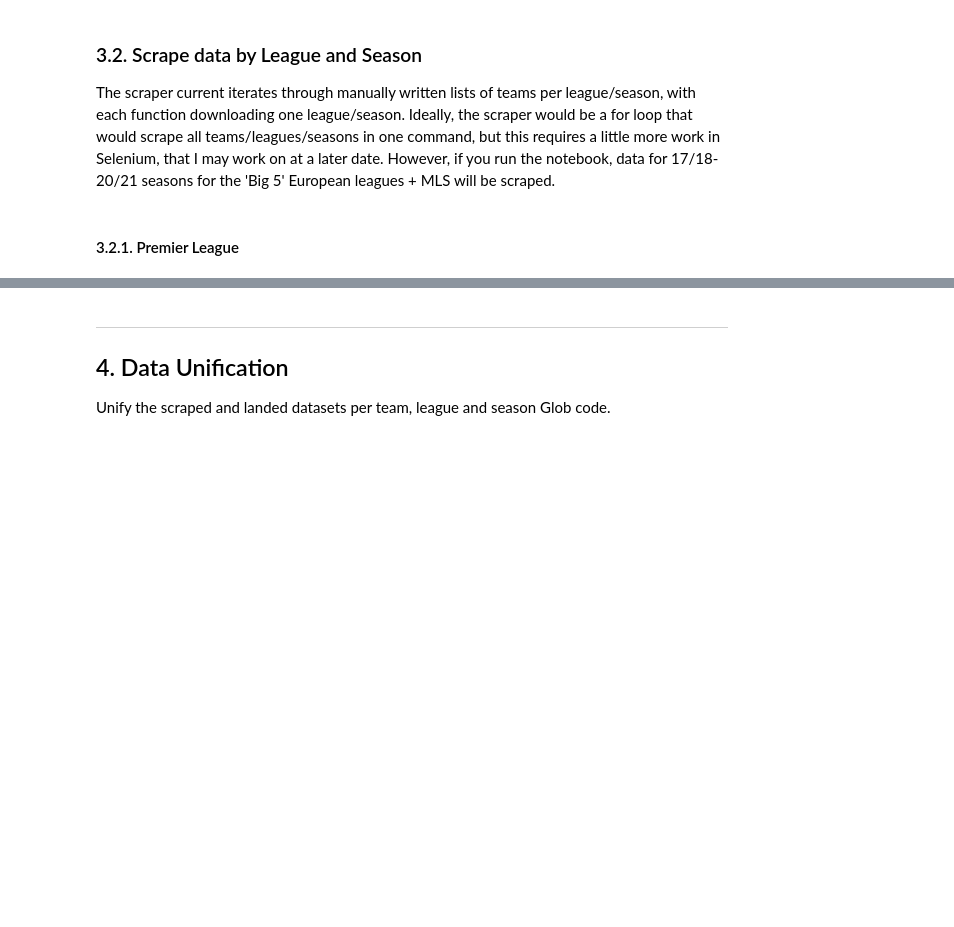
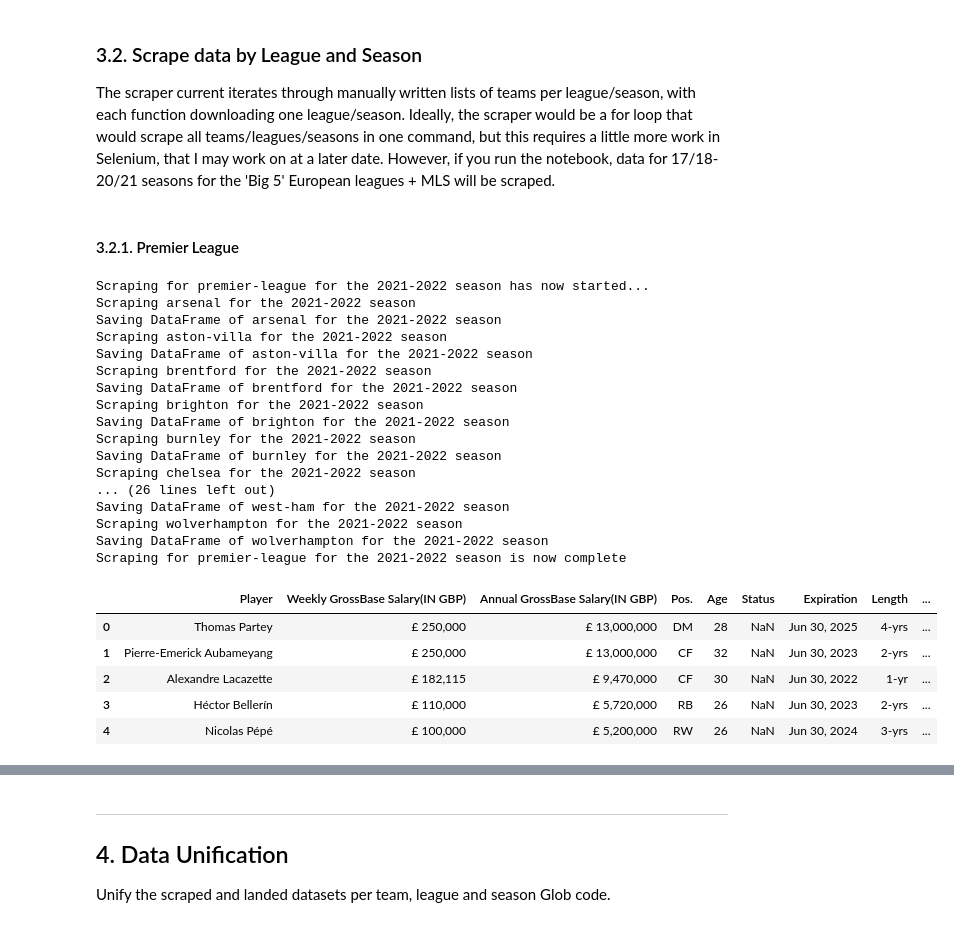
Before and after one commit to eddwebster/football_analytics, a Jupyter notebook: notebooks/1_data_scraping/Capology Player Salary Web Scraping.ipynb, the cells around one changed output, grey strips where cells are left out. Drawn from its saved outputs; the diff is of its cells as text; code cells hidden in the pictures; blank space fills up the shorter version.

```diff
--- a/notebooks/1_data_scraping/Capology Player Salary Web Scraping.ipynb
+++ b/notebooks/1_data_scraping/Capology Player Salary Web Scraping.ipynb
@@ -209,6 +209,12 @@ lst_teams_pl_2021 = ['arsenal', 'aston-villa', 'brighton', 'burnley', 'chelsea',
              'liverpool', 'manchester-city', 'manchester-united', 'newcastle',
              'sheffield-united', 'southampton', 'tottenham', 'west-bromwich',
              'west-ham', 'wolverhampton']
+
+## 2021-2022 PL
+lst_teams_pl_2122 = ['arsenal', 'aston-villa', 'brentford', 'brighton', 'burnley', 'chelsea',
+             'crystal-palace', 'everton', 'leeds', 'leicester',
+             'liverpool', 'manchester-city', 'manchester-united', 'newcastle', 'norwich',
+             'southampton', 'tottenham', 'watford', 'west-ham', 'wolverhampton']
 # %%
 # Serie A
 
@@ -522,7 +701,7 @@ def scrape_capology_season_current(lst_teams, season, comp):
 
     ##
     for team in lst_teams:
-        if not os.path.exists(os.path.join(f'./data/{comp}/{season}/{team}_{comp}_{season}_last_updated_{todays_date}.csv')):
+        if not os.path.exists(os.path.join(data_dir_capology + f'/raw/{comp}/{season}/{team}_{comp}_{season}_last_updated_{todays_date}.csv')):
             url = f'https://www.capology.com/club/{team}/salaries/{season}/'
             print(f'Scraping {team} for the {season} season')
             wd = webdriver.Chrome('chromedriver', options=options)
@@ -551,12 +730,12 @@ def scrape_capology_season_current(lst_teams, season, comp):
             print(f'Saving DataFrame of {team} for the {season} season')
 
             ### Save to CSV
-            df.to_csv(f'./data/{comp}/{season}/{team}_{comp}_{season}_last_updated_{todays_date}.csv')
+            df.to_csv(data_dir_capology + f'/raw/{comp}/{season}/{team}_{comp}_{season}_last_updated_{todays_date}.csv')
 
             ### Append to joint DataFrame
             dfs_players.append(df)
         else:
-            df = pd.read_csv(data_dir_capology + f'/raw/{season}/{team}_{comp}_{season}_last_updated_{todays_date}.csv', index_col=None, header=0)
+            df = pd.read_csv(data_dir_capology + f'/raw/{comp}/{season}/{team}_{comp}_{season}_last_updated_{todays_date}.csv', index_col=None, header=0)
             print(f'{team} already scraped and saved for the {season} season')
 
             ### Append to joint DataFrame
@@ -571,7 +750,7 @@ def scrape_capology_season_current(lst_teams, season, comp):
     df_players_all = df_players_all.drop(df.columns[1], axis=1)
 
     ## Save to CSV
-    df_players_all.to_csv(f'./data/{comp}/{season}/all_{comp}_{season}_last_updated_{todays_date}.csv')
+    df_players_all.to_csv(data_dir_capology + f'/raw/{comp}/{season}/all_{comp}_{season}_last_updated_{todays_date}.csv')
 
     ### Print statement
     print(f'Scraping for {comp} for the {season} season is now complete')
@@ -644,5 +825,35 @@ Two different scrapers:
 The scraper current iterates through manually written lists of teams per league/season, with each function downloading one league/season. Ideally, the scraper would be a for loop that would scrape all teams/leagues/seasons in one command, but this requires a little more work in Selenium, that I may work on at a later date. However, if you run the notebook, data for 17/18-20/21 seasons for the 'Big 5' European leagues + MLS will be scraped.
 # %% [markdown]
 #### <a id='#section3.2.1'>3.2.1. Premier League
+# %%
+# Create DataFrame using 'scrape_capology_season' function, include - 1) List of teams (e.g. lst_teams_pl_2021), 2) Season (e.g. 2020-2021), 3) Competition (e.g. premier-league)
+df_players_all = scrape_capology_season_current(lst_teams_pl_2122, '2021-2022', 'premier-league')
+
+## Display DataFrame
+df_players_all.head()
+# %% [output]
+Scraping for premier-league for the 2021-2022 season has now started...
+Scraping arsenal for the 2021-2022 season
+Saving DataFrame of arsenal for the 2021-2022 season
+Scraping aston-villa for the 2021-2022 season
+Saving DataFrame of aston-villa for the 2021-2022 season
+Scraping brentford for the 2021-2022 season
+Saving DataFrame of brentford for the 2021-2022 season
+Scraping brighton for the 2021-2022 season
+Saving DataFrame of brighton for the 2021-2022 season
+Scraping burnley for the 2021-2022 season
+Saving DataFrame of burnley for the 2021-2022 season
+Scraping chelsea for the 2021-2022 season
+... (26 lines left out)
+Saving DataFrame of west-ham for the 2021-2022 season
+Scraping wolverhampton for the 2021-2022 season
+Saving DataFrame of wolverhampton for the 2021-2022 season
+Scraping for premier-league for the 2021-2022 season is now complete
+|  | Player | Weekly GrossBase Salary(IN GBP) | Annual GrossBase Salary(IN GBP) | Pos. | Age | Status | Expiration | Length | ... |
+| 0 | Thomas Partey | £ 250,000 | £ 13,000,000 | DM | 28 | NaN | Jun 30, 2025 | 4-yrs | ... |
+| 1 | Pierre-Emerick Aubameyang | £ 250,000 | £ 13,000,000 | CF | 32 | NaN | Jun 30, 2023 | 2-yrs | ... |
+| 2 | Alexandre Lacazette | £ 182,115 | £ 9,470,000 | CF | 30 | NaN | Jun 30, 2022 | 1-yr | ... |
+| 3 | Héctor Bellerín | £ 110,000 | £ 5,720,000 | RB | 26 | NaN | Jun 30, 2023 | 2-yrs | ... |
+| 4 | Nicolas Pépé | £ 100,000 | £ 5,200,000 | RW | 26 | NaN | Jun 30, 2024 | 3-yrs | ... |
 # %%
 # Create DataFrame using 'scrape_capology_season' function, include - 1) List of teams (e.g. lst_teams_pl_2021), 2) Season (e.g. 2020-2021), 3) Competition (e.g. premier-league)
```
Also changed, not shown: parts of 46 cells of this notebook, 2 other files.
